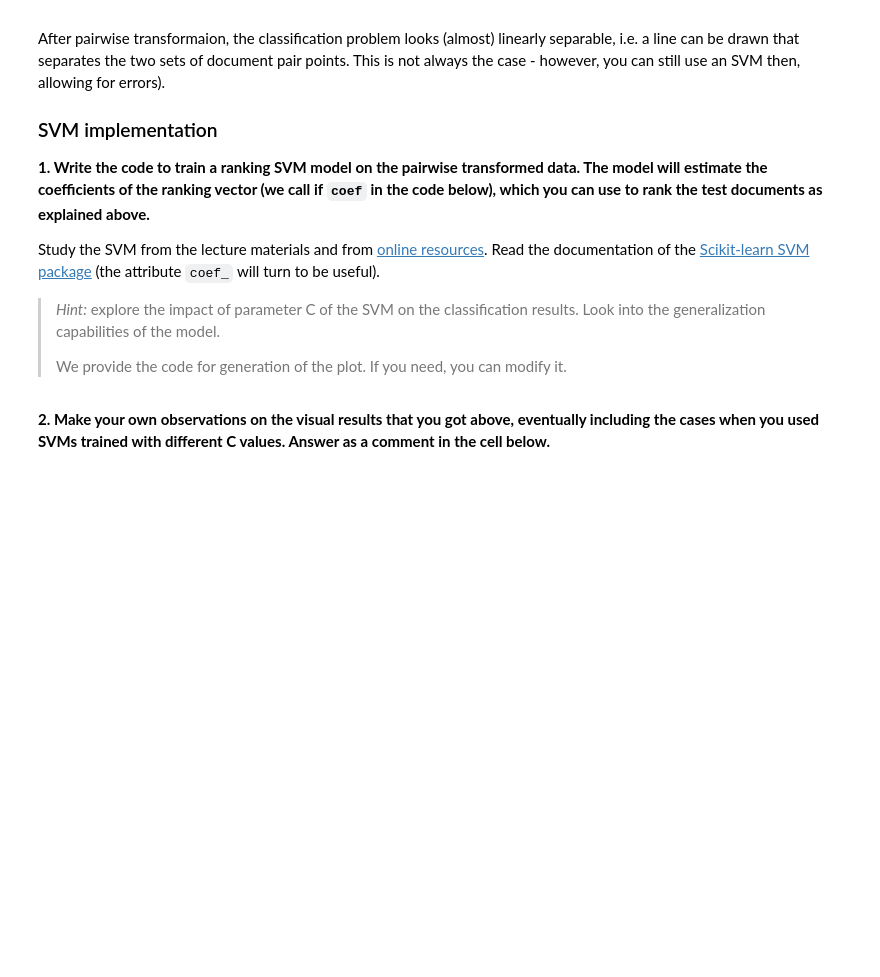
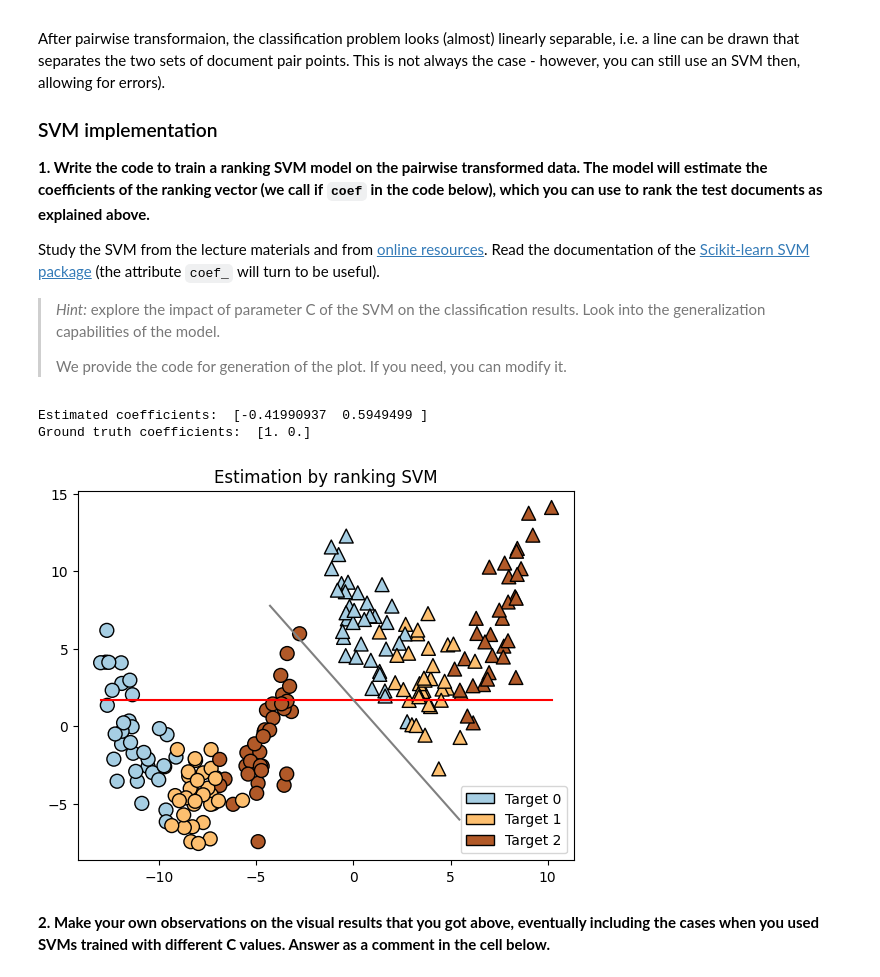
Before and after one commit to Jarron-Ng/IR_assignment_2, a Jupyter notebook: FIR-02/FIR-02.ipynb, the cells around one changed output. Saved outputs shown, nothing was run; the diff lists cells and outputs as text; code cells hidden in the pictures; blank space fills up the shorter version.

```diff
--- a/FIR-02/FIR-02.ipynb
+++ b/FIR-02/FIR-02.ipynb
@@ -323,38 +350,47 @@ Read the documentation of the [Scikit-learn SVM package](https://scikit-learn.or
 # %%
 # your code here
 ## BEGIN ANSWER
+C = 1000
+clf = svm.SVC(kernel='linear', C=C)
+clf.fit(X_train, y_train)
+
+svm_coef = clf.coef_[0]
 ## END ANSWER
 
 # value of the estimated coefficients
-print('Estimated coefficients: ', coef)
+print('Estimated coefficients: ', svm_coef)
 print('Ground truth coefficients: ', w)
 
 # plot the training data and the coefficient vector
 pl.scatter(X_train[idx, 0], X_train[idx, 1],
            c=y_train[idx], marker='^',
            cmap=pl.cm.Paired, s=100, edgecolors='k')
 
 # ~idx contains the indices of the samples from distribution 2
 pl.scatter(X_train[~idx, 0], X_train[~idx, 1],
            c=y_train[~idx], marker='o',
            cmap=pl.cm.Paired, s=100, edgecolors='k')
 
 
 # plot ground truth coefficients (those used for data generation)
 x_space = np.linspace(X_train[:,0].min(), X_train[:,0].max())
 pl.plot(x_space * w[0], x_space * w[1] + X_train[:,1].mean(), color='red')
 
 # plot the estimated ranking vector (line)
 x_space = np.linspace(X_train[:,0].min(), X_train[:,0].max())
-pl.plot(x_space * coef[0], x_space * coef[1] + X_train[:,1].mean(), color='gray')
+pl.plot(x_space * svm_coef[0], x_space * svm_coef[1] + X_train[:,1].mean(), color='gray')
 
 pl.title('Estimation by ranking SVM')
 cm = pl.cm.get_cmap('Paired')
 pl.legend(loc='lower right',
           handles=[mpatches.Patch(facecolor=cm(0.), edgecolor='k', label='Target 0'),
                   mpatches.Patch(facecolor=cm(0.5), edgecolor='k', label='Target 1'),
                   mpatches.Patch(facecolor=cm(1.), edgecolor='k', label='Target 2'),])
 
 pl.show()
+# %% [output]
+Estimated coefficients:  [-0.41990937  0.5949499 ]
+Ground truth coefficients:  [1. 0.]
+[figure, added]
 # %% [markdown]
 __2. Make your own observations on the visual results that you got above, eventually including the cases when you used SVMs trained with different C values. Answer as a comment in the cell below.__
```
Also changed, not shown: parts of 28 cells of this notebook, 1 other file.
